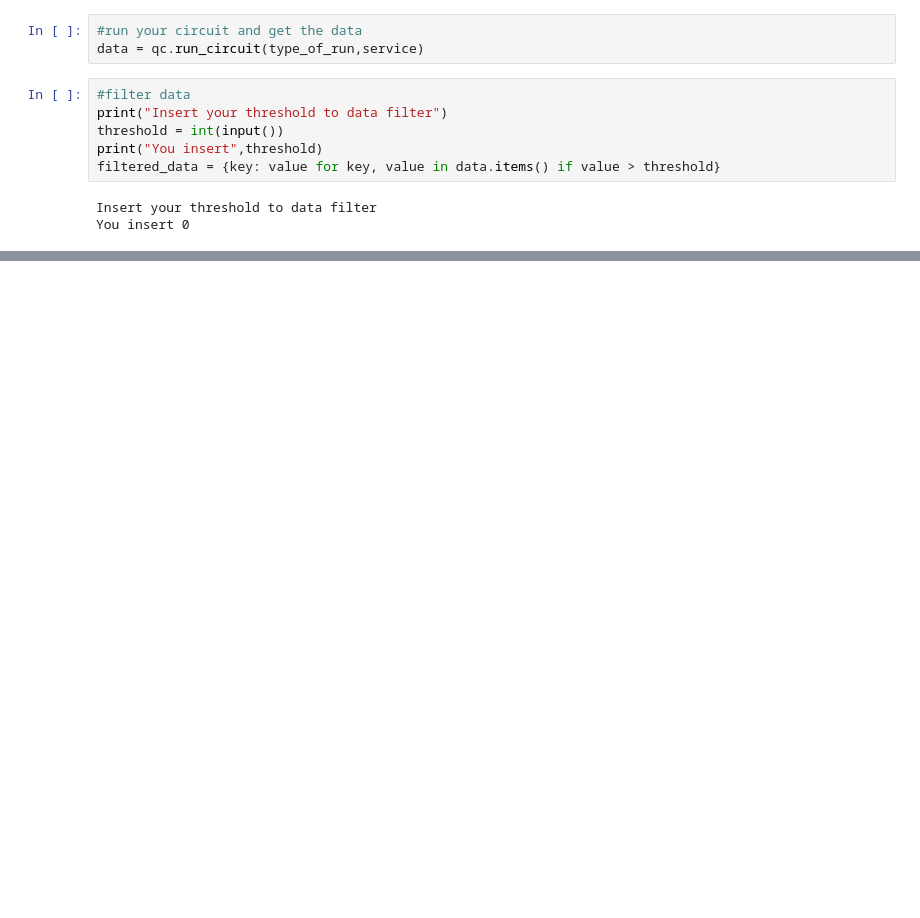
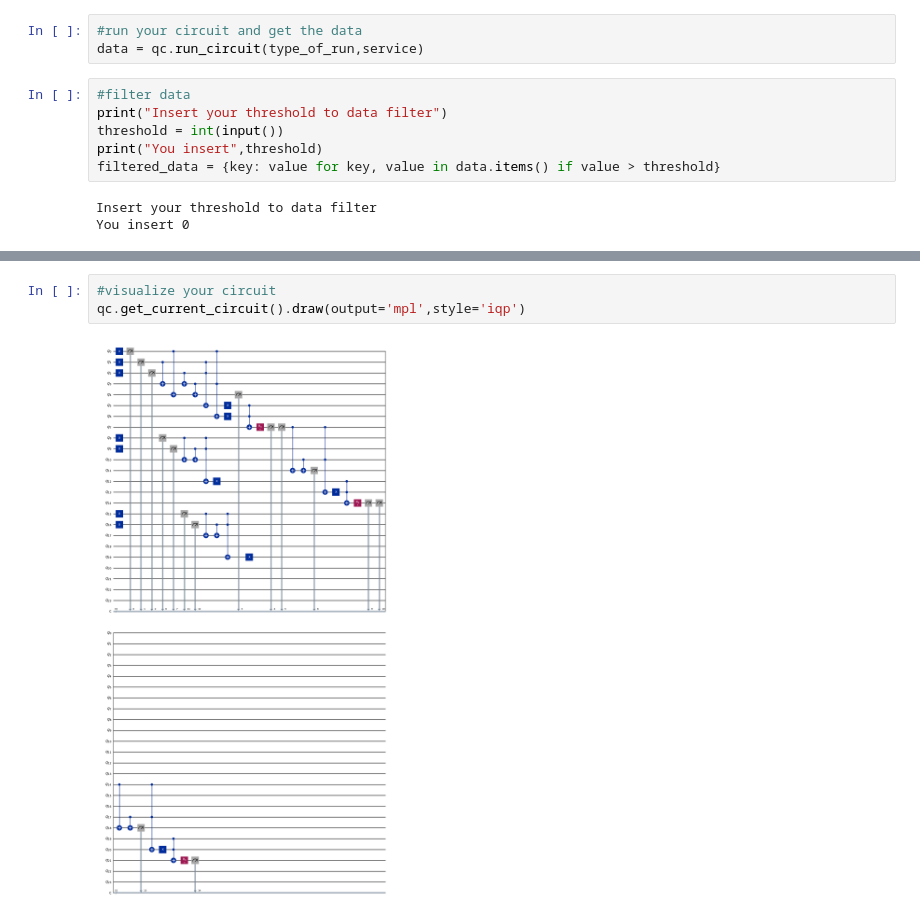
Before and after one commit to delbempedro/ic, a Jupyter notebook: intuitive_notebook.ipynb, the cells around one changed output, grey strips where cells are left out. Saved outputs shown, nothing was run; the diff lists cells and outputs as text; blank space fills up the shorter version.

```diff
--- a/intuitive_notebook.ipynb
+++ b/intuitive_notebook.ipynb
@@ -147,0 +126,5 @@ plt.show()
+# %%
+#visualize your circuit
+qc.get_current_circuit().draw(output='mpl',style='iqp')
+# %% [output]
+[figure, added]
```
Also changed, not shown: parts of 6 cells of this notebook, 3 other files.
